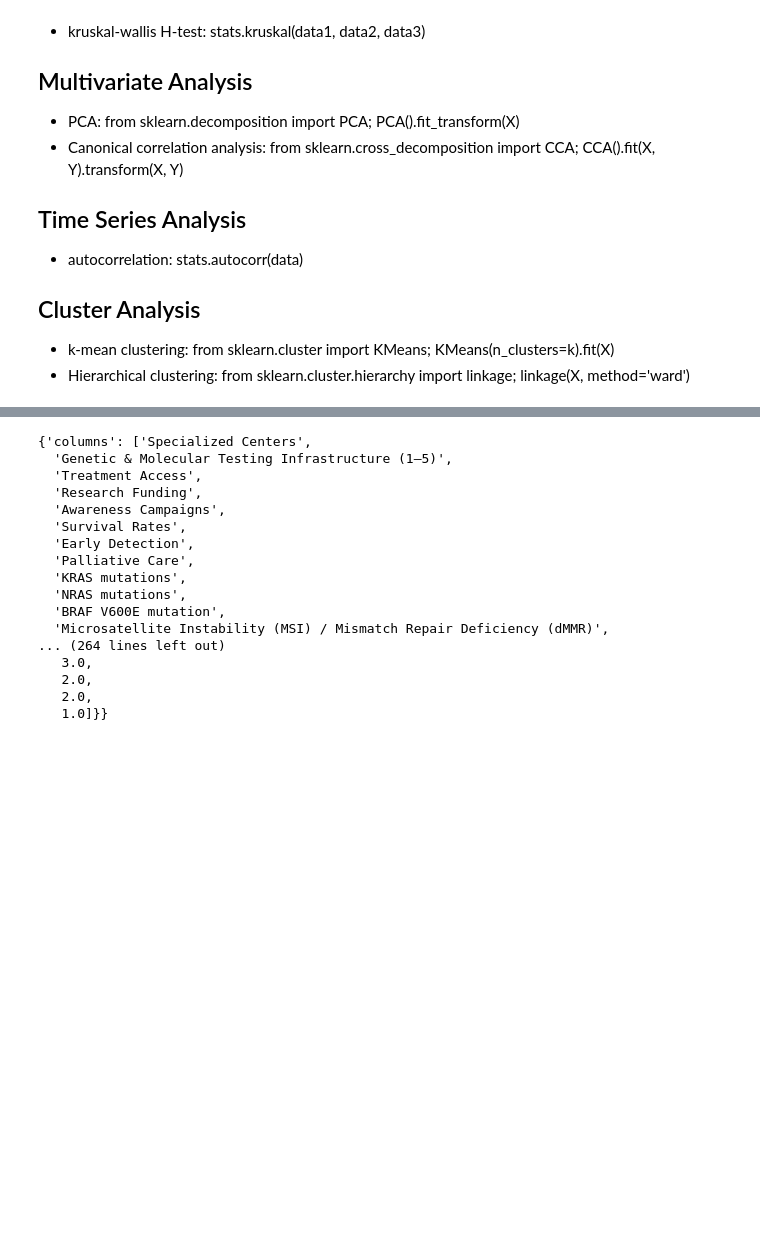
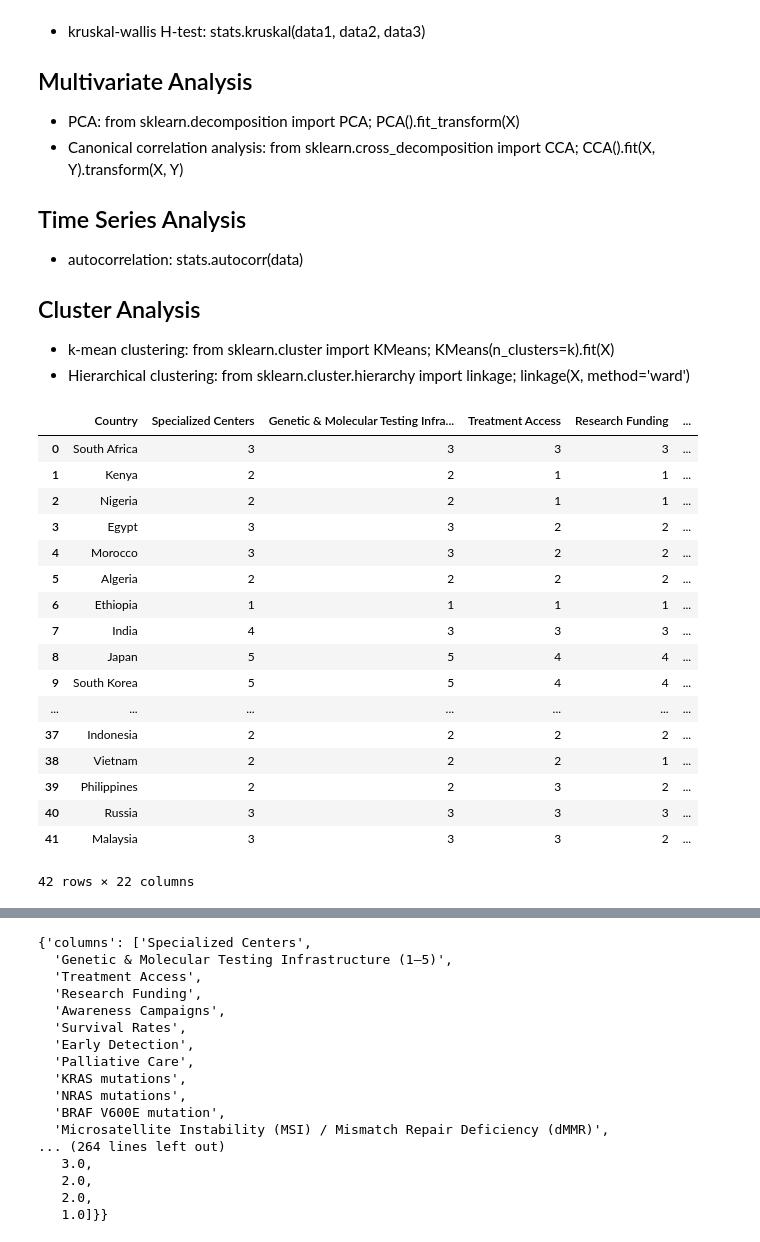
Before and after one commit to Aniket7651/Visualizer, a Jupyter notebook: visualCancer/sci.ipynb, the cells around one changed output, grey strips where cells are left out. Cells and saved outputs as stored; diff of their text form; code cells hidden in the pictures; blank space fills up the shorter version.

```diff
--- a/visualCancer/sci.ipynb
+++ b/visualCancer/sci.ipynb
@@ -38,13 +38,34 @@
 # %%
 import scipy.stats as stats
 import pandas as pd
 import matplotlib.pyplot as plt
 import numpy as np
-import io, base64
+import io, base64, json
 
 file = '/home/aniket-yadav/WORKSPACE/WebProjects/.visenv/Visualizer/staticfiles/Data/ColorectalCancer.xlsx'
 df = pd.read_excel(file, sheet_name='ColorectalCancer')
 spcCent = df["Specialized Centers"].astype(float).to_list() # sample list out a column
+
+df
+# %% [output]
+|  | Country | Specialized Centers | Genetic & Molecular Testing Infra... | Treatment Access | Research Funding | ... |
+| 0 | South Africa | 3 | 3 | 3 | 3 | ... |
+| 1 | Kenya | 2 | 2 | 1 | 1 | ... |
+| 2 | Nigeria | 2 | 2 | 1 | 1 | ... |
+| 3 | Egypt | 3 | 3 | 2 | 2 | ... |
+| 4 | Morocco | 3 | 3 | 2 | 2 | ... |
+| 5 | Algeria | 2 | 2 | 2 | 2 | ... |
+| 6 | Ethiopia | 1 | 1 | 1 | 1 | ... |
+| 7 | India | 4 | 3 | 3 | 3 | ... |
+| 8 | Japan | 5 | 5 | 4 | 4 | ... |
+| 9 | South Korea | 5 | 5 | 4 | 4 | ... |
+| ... | ... | ... | ... | ... | ... | ... |
+| 37 | Indonesia | 2 | 2 | 2 | 2 | ... |
+| 38 | Vietnam | 2 | 2 | 2 | 1 | ... |
+| 39 | Philippines | 2 | 2 | 3 | 2 | ... |
+| 40 | Russia | 3 | 3 | 3 | 3 | ... |
+| 41 | Malaysia | 3 | 3 | 3 | 2 | ... |
+42 rows × 22 columns
 # %%
 
 def get_descriptive_statistics(df, alter=2):
```
Also changed, not shown: parts of 3 cells of this notebook, 8 other files.
